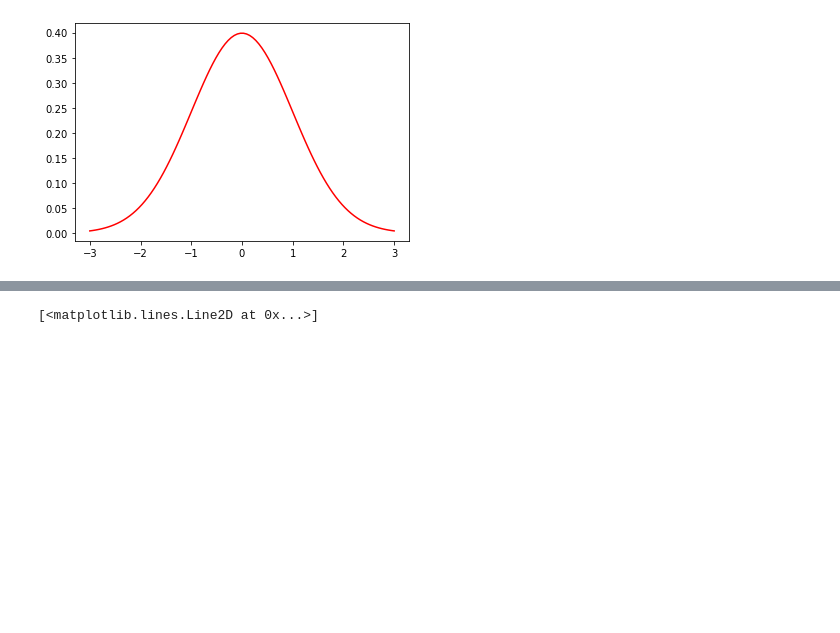
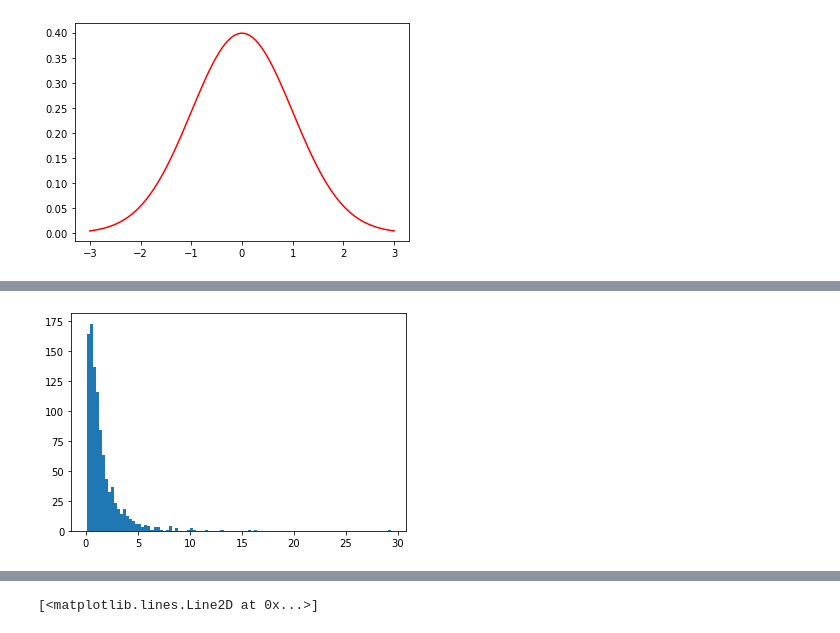
Before and after one commit to danielyang1009/project-test, a Jupyter notebook: main.ipynb, the cells around one changed output, grey strips where cells are left out. Drawn from its saved outputs; the diff is of its cells as text; code cells hidden in the pictures; blank space fills up the shorter version.

```diff
--- a/main.ipynb
+++ b/main.ipynb
@@ -33,0 +71,9 @@ plt.show()
+# %%
+# 对服从正态分布的X取指数，则exp(X)其服从对数分布
+a = np.random.normal(0,1,1000)
+a = np.exp(a)
+_ = plt.hist(a, bins=100)  # arguments are passed to np.histogram
+
+plt.show()
+# %% [output]
+[figure, added]
```
Also changed, not shown: parts of 12 cells of this notebook.
